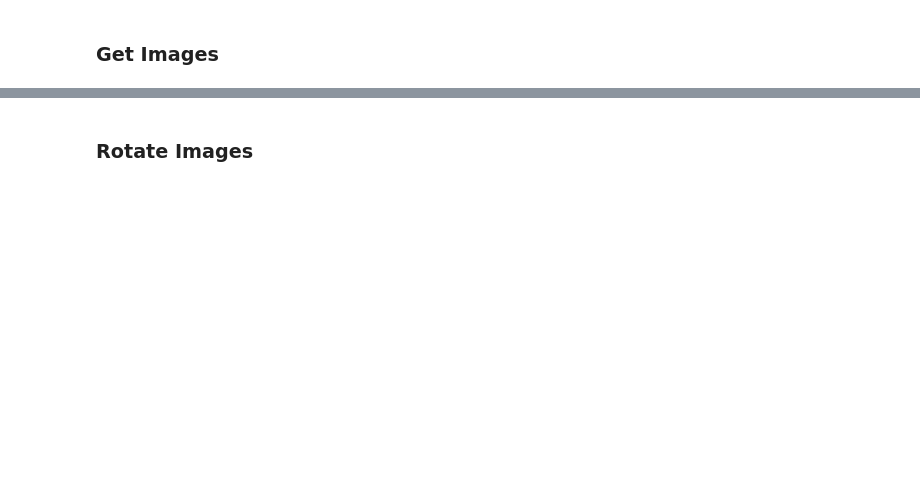
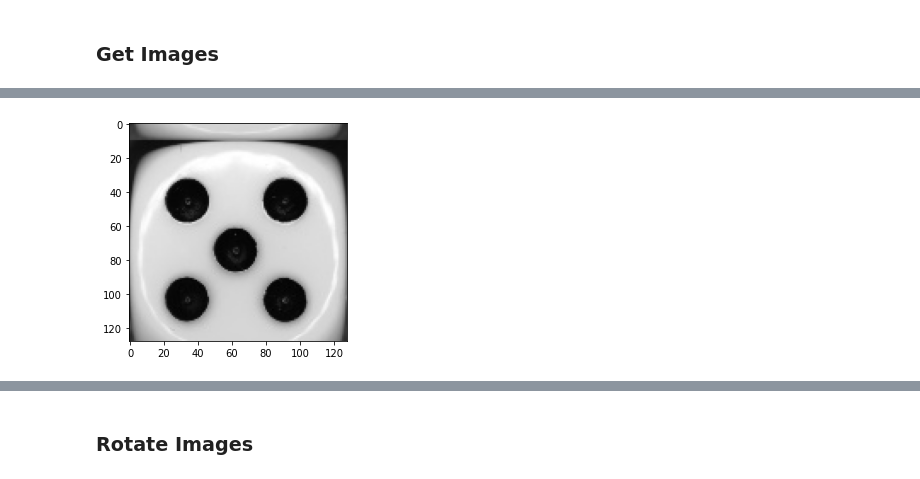
Before and after one commit to mokegg/Faktion-Anomaly-Detection, a Jupyter notebook: Image_Noise_Generator.ipynb, the cells around one changed output, grey strips where cells are left out. Saved outputs shown, nothing was run; the diff lists cells and outputs as text; code cells hidden in the pictures; blank space fills up the shorter version.

```diff
--- a/Image_Noise_Generator.ipynb
+++ b/Image_Noise_Generator.ipynb
@@ -33,0 +53,17 @@ plt.show()
+# %%
+def translate_down(img, roll=True):
+    shift=10
+    img = img.copy()
+
+    down_slice = img[-shift:, :].copy()
+    img[shift:, :] = img[:-shift,:]
+    if roll:
+        img[:shift, :] = down_slice
+    return img
+# %%
+img_translate = translate_down(img_original)
+
+plt.imshow(img_translate)
+plt.show()
+# %% [output]
+[figure, added]
```
Also changed, not shown: parts of 18 cells of this notebook.
